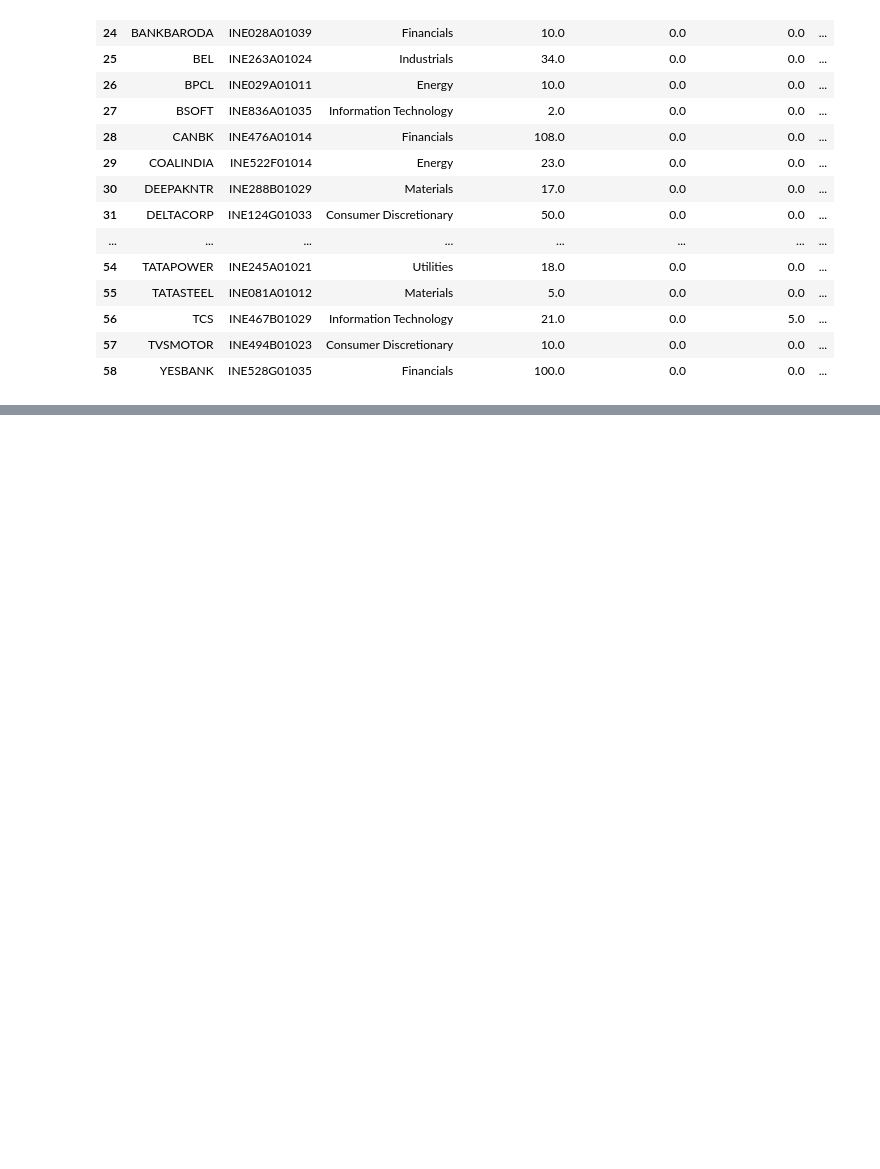
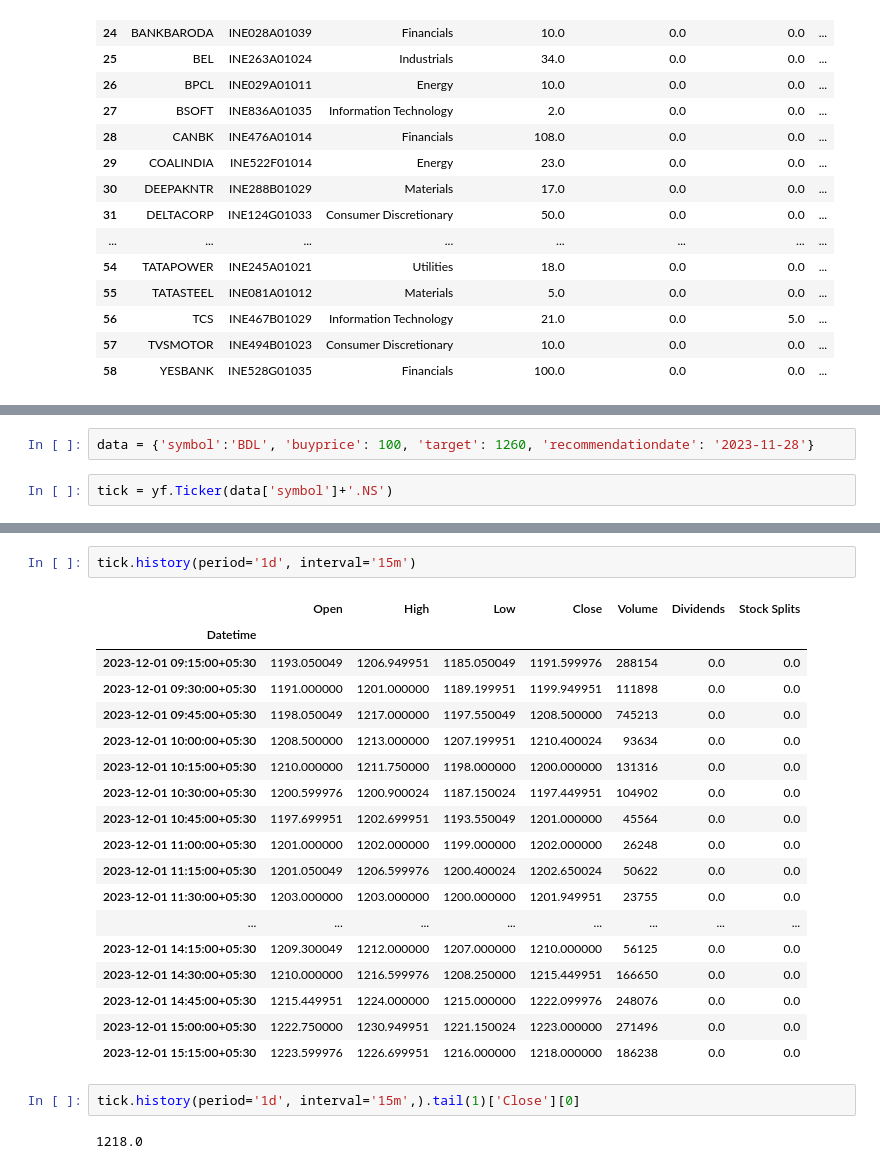
Before and after one commit to sid7631/omni, a Jupyter notebook: back/preprocessing/shares.ipynb, the cells around one changed output, grey strips where cells are left out. Cells and saved outputs as stored; diff of their text form; blank space fills up the shorter version.

```diff
--- a/back/preprocessing/shares.ipynb
+++ b/back/preprocessing/shares.ipynb
@@ -34,0 +115,4 @@ equity
+# %%
+data = {'symbol':'BDL', 'buyprice': 100, 'target': 1260, 'recommendationdate': '2023-11-28'}
+# %%
+tick = yf.Ticker(data['symbol']+'.NS')
@@ -34,0 +139,25 @@ equity
+# %%
+tick.history(period='1d', interval='15m')
+# %% [output]
+|  | Open | High | Low | Close | Volume | Dividends | Stock Splits |
+| Datetime |  |  |  |  |  |  |  |
+| 2023-12-01 09:15:00+05:30 | 1193.050049 | 1206.949951 | 1185.050049 | 1191.599976 | 288154 | 0.0 | 0.0 |
+| 2023-12-01 09:30:00+05:30 | 1191.000000 | 1201.000000 | 1189.199951 | 1199.949951 | 111898 | 0.0 | 0.0 |
+| 2023-12-01 09:45:00+05:30 | 1198.050049 | 1217.000000 | 1197.550049 | 1208.500000 | 745213 | 0.0 | 0.0 |
+| 2023-12-01 10:00:00+05:30 | 1208.500000 | 1213.000000 | 1207.199951 | 1210.400024 | 93634 | 0.0 | 0.0 |
+| 2023-12-01 10:15:00+05:30 | 1210.000000 | 1211.750000 | 1198.000000 | 1200.000000 | 131316 | 0.0 | 0.0 |
+| 2023-12-01 10:30:00+05:30 | 1200.599976 | 1200.900024 | 1187.150024 | 1197.449951 | 104902 | 0.0 | 0.0 |
+| 2023-12-01 10:45:00+05:30 | 1197.699951 | 1202.699951 | 1193.550049 | 1201.000000 | 45564 | 0.0 | 0.0 |
+| 2023-12-01 11:00:00+05:30 | 1201.000000 | 1202.000000 | 1199.000000 | 1202.000000 | 26248 | 0.0 | 0.0 |
+| 2023-12-01 11:15:00+05:30 | 1201.050049 | 1206.599976 | 1200.400024 | 1202.650024 | 50622 | 0.0 | 0.0 |
+| 2023-12-01 11:30:00+05:30 | 1203.000000 | 1203.000000 | 1200.000000 | 1201.949951 | 23755 | 0.0 | 0.0 |
+| ... | ... | ... | ... | ... | ... | ... | ... |
+| 2023-12-01 14:15:00+05:30 | 1209.300049 | 1212.000000 | 1207.000000 | 1210.000000 | 56125 | 0.0 | 0.0 |
+| 2023-12-01 14:30:00+05:30 | 1210.000000 | 1216.599976 | 1208.250000 | 1215.449951 | 166650 | 0.0 | 0.0 |
+| 2023-12-01 14:45:00+05:30 | 1215.449951 | 1224.000000 | 1215.000000 | 1222.099976 | 248076 | 0.0 | 0.0 |
+| 2023-12-01 15:00:00+05:30 | 1222.750000 | 1230.949951 | 1221.150024 | 1223.000000 | 271496 | 0.0 | 0.0 |
+| 2023-12-01 15:15:00+05:30 | 1223.599976 | 1226.699951 | 1216.000000 | 1218.000000 | 186238 | 0.0 | 0.0 |
+# %%
+tick.history(period='1d', interval='15m',).tail(1)['Close'][0]
+# %% [output]
+1218.0
```
Also changed, not shown: parts of 8 cells of this notebook, 28 other files.
